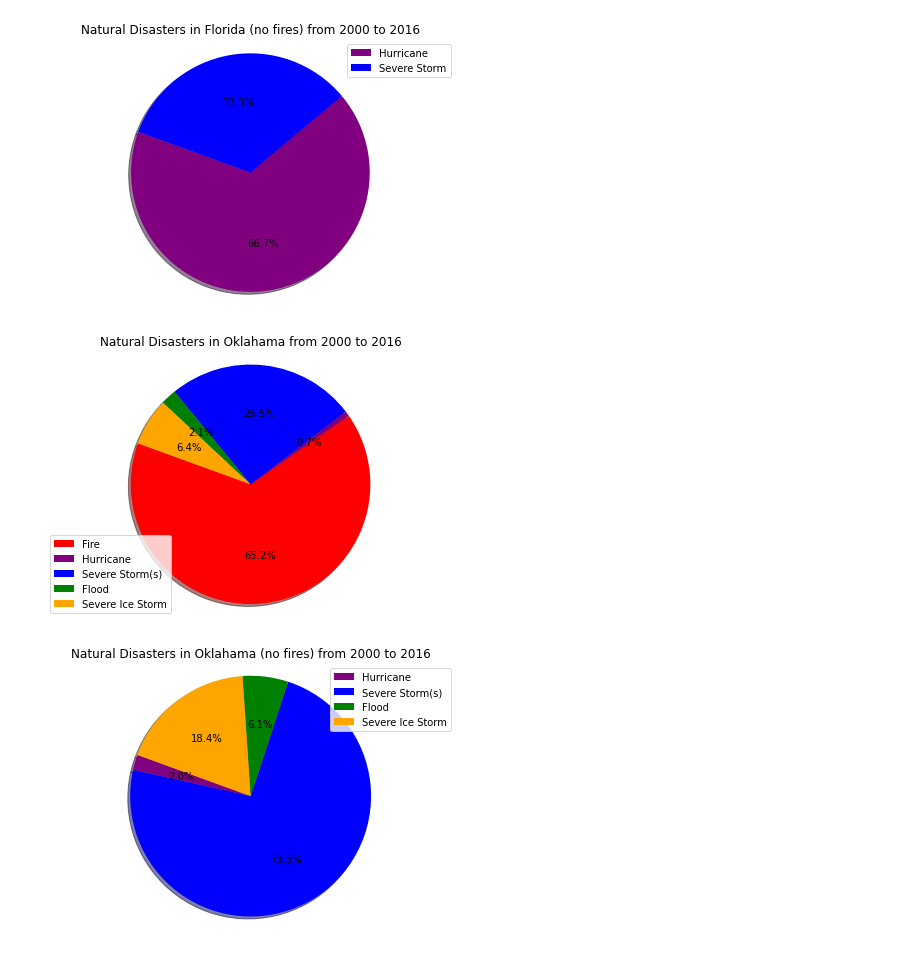
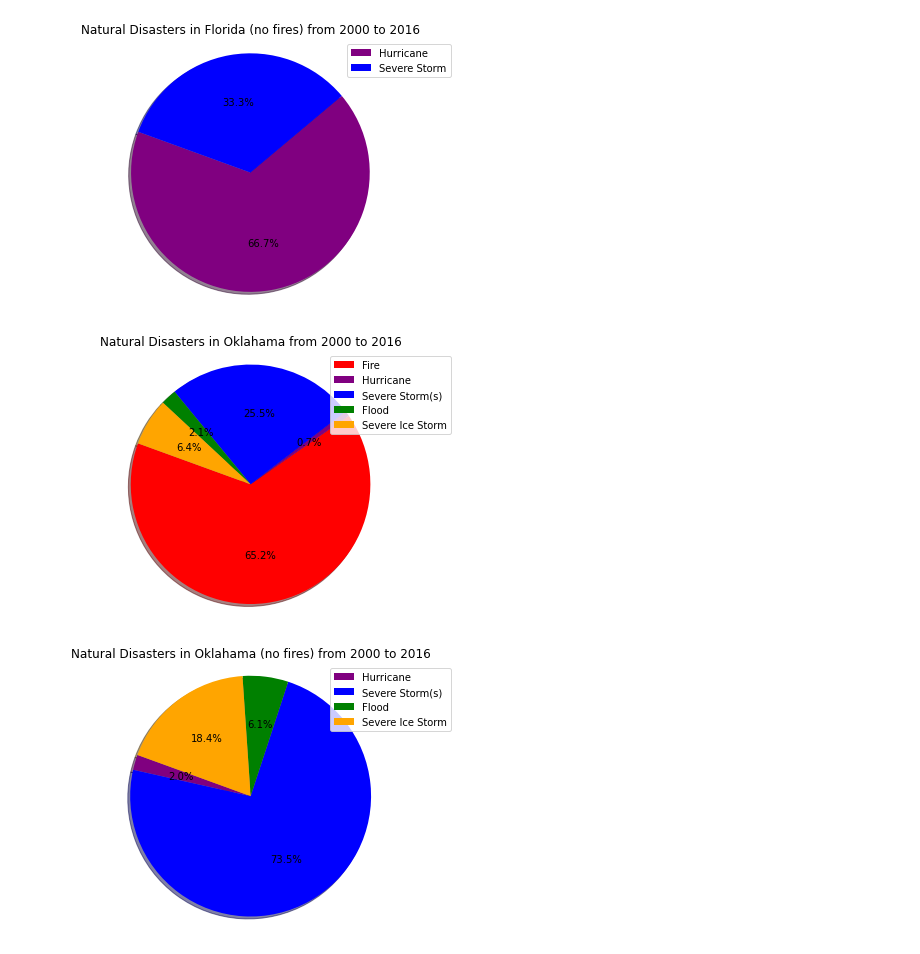
Before and after one commit to bleeclt/pro1group, a Jupyter notebook: natural_disaster_and_pollution.ipynb, the cells around one changed output. Cells and saved outputs as stored; diff of their text form; code cells hidden in the pictures.

```diff
--- a/natural_disaster_and_pollution.ipynb
+++ b/natural_disaster_and_pollution.ipynb
@@ -1003,17 +987,17 @@ ok_ice = ok_disaster["Natural Disaster"].str.count('Severe Ice Storm').sum()
 # %%
 #Oklahama vs Natural Disasters Pie Chart
 labels = ["Fire", "Hurricane", "Severe Storm(s)", "Flood", "Severe Ice Storm"]
 sizes = (ok_fires, ok_hurricane, ok_storm, ok_flood, ok_ice)
 colors = ["red", "purple", "blue", "green", "orange"]
 
 plt.pie(sizes, colors=colors, shadow = True, startangle=160, autopct="%1.1f%%")
-plt.legend(labels, loc="best")
+plt.legend(labels, loc="upper right")
 plt.axis("equal")
 plt.tight_layout()
 plt.title("Natural Disasters in Oklahama from 2000 to 2016")
 plt.savefig("Images/OK_Disasters.png")
 # %% [output]
-[figure, old version]
+[figure, new version]
 # %%
 #Oklahama vs Natural Disasters without fire Pie Chart
 labels = ["Hurricane", "Severe Storm(s)", "Flood", "Severe Ice Storm"]
```
Also changed, not shown: parts of 7 cells of this notebook, 6 other files.
